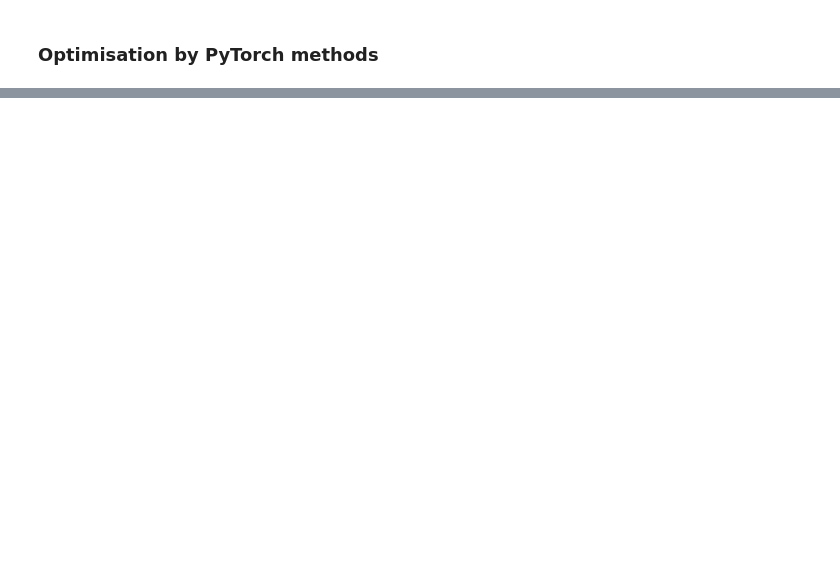
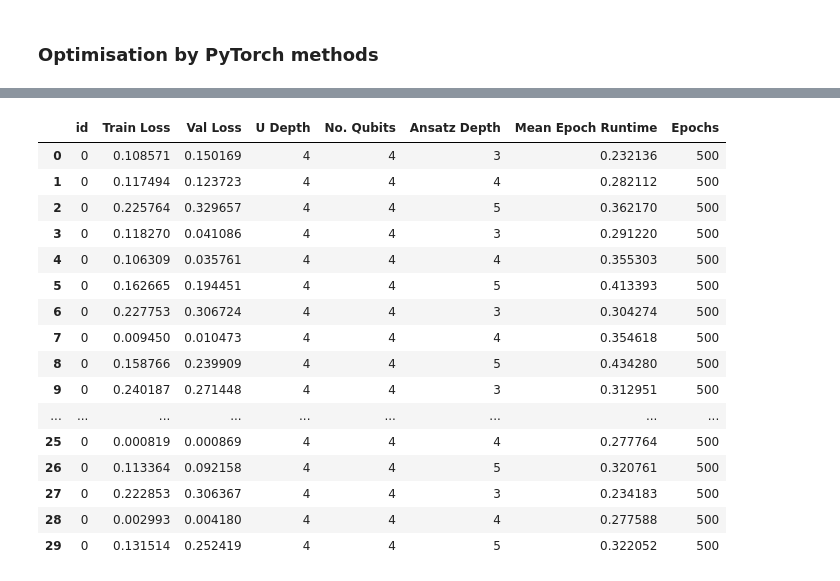
Before and after one commit to BenPrie/variational-local-inversions, a Jupyter notebook: learning-by-depth.ipynb, the cells around one changed output, grey strips where cells are left out. Saved outputs shown, nothing was run; the diff lists cells and outputs as text; code cells hidden in the pictures; blank space fills up the shorter version.

```diff
--- a/learning-by-depth.ipynb
+++ b/learning-by-depth.ipynb
@@ -210,5 +140,5 @@ result.__dict__
 # %% [markdown]
 ### Optimisation by PyTorch methods
 # %%
-_, _ = train_by_torch(model, train_loader, val_loader, n_epochs=50, lr=1e-2, live_plot=True)
+_ = train_by_torch(model, train_loader, val_loader, n_epochs=100, lr=1e-2, live_plot=True)
 # %% [output]
@@ -215,0 +168,82 @@ _, _ = train_by_torch(model, train_loader, val_loader, n_epochs=50, lr=1e-2, liv
+# %%
+# Function to evaluate how well we can perform over n_U randomly generated unitaries of depth d, with each depth of ansatz specified in ansatz_reps.
+def evaluate_at_depth_by_scipy(n, d, n_U, ansatz_reps, save_path, n_train_samples, n_val_samples, n_epochs, method='COYBLA', verbose=False, overwrite=False, seed=42):
+    # Reset seed.
+    set_seed(seed)
+
+    # Checking given path.
+    assert save_path[-4:] == '.csv', 'Save path must be a .csv file extension.'
+
+    # Ensure the directory to the save path exists.
+    makedirs(os.path.dirname(save_path), exist_ok=True)
+
+    # If the save file does not already exist, create it with the appropriate headers.
+    if not os.path.exists(save_path) or overwrite: pd.DataFrame(columns=['id', 'Train Loss', 'Val Loss', 'U Depth', 'No. Qubits', 'Ansatz Depth', 'Mean Epoch Runtime', 'Epochs']).set_index('id').to_csv(save_path)
+
+    # Evaluating over n_U randomly generated unitaries...
+    for _ in (tqdm(range(n_U), desc='Learning local inversions', leave=False) if verbose else range(n_U)):
+        # Generate a random unitary.
+        U = build_circuit(n=n, d=d, seed=None)
+
+        # Arbitrarily choose the target qubits; no need to randomise this choice -- the unitary is already random!
+        target_qubits = [1, 2]
+
+        # Train and validation sets.
+        xs_train = sample_n_states(n_states=n_train_samples, n_qubits=n, seed=None)
+        xs_val = sample_n_states(n_states=n_val_samples, n_qubits=n, seed=None)
+
+        # And evaluating over the depths in ansatz_reps...
+        for reps in (tqdm(ansatz_reps, desc='Trying different ansatz depths', leave=False) if verbose else ansatz_reps):
+            # Build a circuit for the QNN from U.
+            qnn_circuit, input_parameters, weight_parameters = build_qnn_circuit(U, ansatz_reps=reps, target_qubits=target_qubits, multi_swap=True)
+
+            # Define a QNN object.
+            qnn = SamplerQNN(
+                circuit=qnn_circuit,
+                input_params=input_parameters,
+                weight_params=weight_parameters,
+                interpret=lambda x: x,
+                output_shape=2 ** len(target_qubits), # Multi-qubit SWAP test outputs.
+                input_gradients=True
+            )
+
+            # Explicitly declare initial weights (else they will be uniformly randomly sampled from [-1, 1]).
+            initial_weights = .1 * (2 * algorithm_globals.random.random(qnn.num_weights) - 1)
+
+            # Train the QNN.
+            stats = train_by_scipy(qnn, xs_train, xs_val, n_epochs, initial_weights, method, seed=None)
+
+            # Write the stats to the save path.
+            pd.DataFrame({
+                'Train Loss': [np.min(stats['train_loss'])],
+                'Val Loss': [np.min(stats['val_loss'])],
+                'U Depth': [d],
+                'No. Qubits': [n],
+                'Ansatz Depth': [reps],
+                'Mean Epoch Runtime': [np.mean(stats['runtime'])],
+                'Epochs': [len(stats['train_loss'])]
+            }).to_csv(save_path, mode='a', header=False)
+
+    # When all is said and done, let's do the final read of the CSV file to give back.
+    return pd.read_csv(save_path).set_index('id').reset_index()
+
+# Testing the function at a depth.
+evaluate_at_depth_by_scipy(n=4, d=4, n_U=10, ansatz_reps=[3, 4, 5], save_path='./data/performance-test.csv', n_train_samples=32, n_val_samples=8, n_epochs=500, verbose=True, overwrite=True)
+# %% [output]
+|  | id | Train Loss | Val Loss | U Depth | No. Qubits | Ansatz Depth | Mean Epoch Runtime | Epochs |
+| 0 | 0 | 0.108571 | 0.150169 | 4 | 4 | 3 | 0.232136 | 500 |
+| 1 | 0 | 0.117494 | 0.123723 | 4 | 4 | 4 | 0.282112 | 500 |
+| 2 | 0 | 0.225764 | 0.329657 | 4 | 4 | 5 | 0.362170 | 500 |
+| 3 | 0 | 0.118270 | 0.041086 | 4 | 4 | 3 | 0.291220 | 500 |
+| 4 | 0 | 0.106309 | 0.035761 | 4 | 4 | 4 | 0.355303 | 500 |
+| 5 | 0 | 0.162665 | 0.194451 | 4 | 4 | 5 | 0.413393 | 500 |
+| 6 | 0 | 0.227753 | 0.306724 | 4 | 4 | 3 | 0.304274 | 500 |
+| 7 | 0 | 0.009450 | 0.010473 | 4 | 4 | 4 | 0.354618 | 500 |
+| 8 | 0 | 0.158766 | 0.239909 | 4 | 4 | 5 | 0.434280 | 500 |
+| 9 | 0 | 0.240187 | 0.271448 | 4 | 4 | 3 | 0.312951 | 500 |
+| ... | ... | ... | ... | ... | ... | ... | ... | ... |
+| 25 | 0 | 0.000819 | 0.000869 | 4 | 4 | 4 | 0.277764 | 500 |
+| 26 | 0 | 0.113364 | 0.092158 | 4 | 4 | 5 | 0.320761 | 500 |
+| 27 | 0 | 0.222853 | 0.306367 | 4 | 4 | 3 | 0.234183 | 500 |
+| 28 | 0 | 0.002993 | 0.004180 | 4 | 4 | 4 | 0.277588 | 500 |
+| 29 | 0 | 0.131514 | 0.252419 | 4 | 4 | 5 | 0.322052 | 500 |
```
Also changed, not shown: parts of 16 cells of this notebook, 3 other files.
